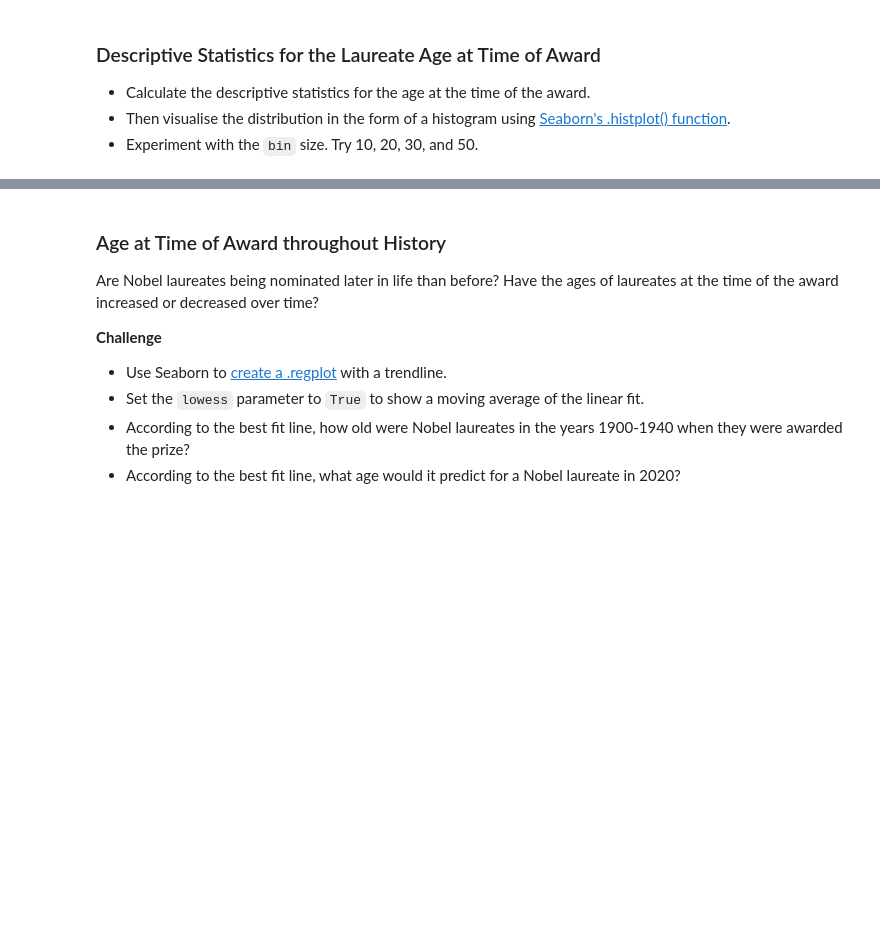
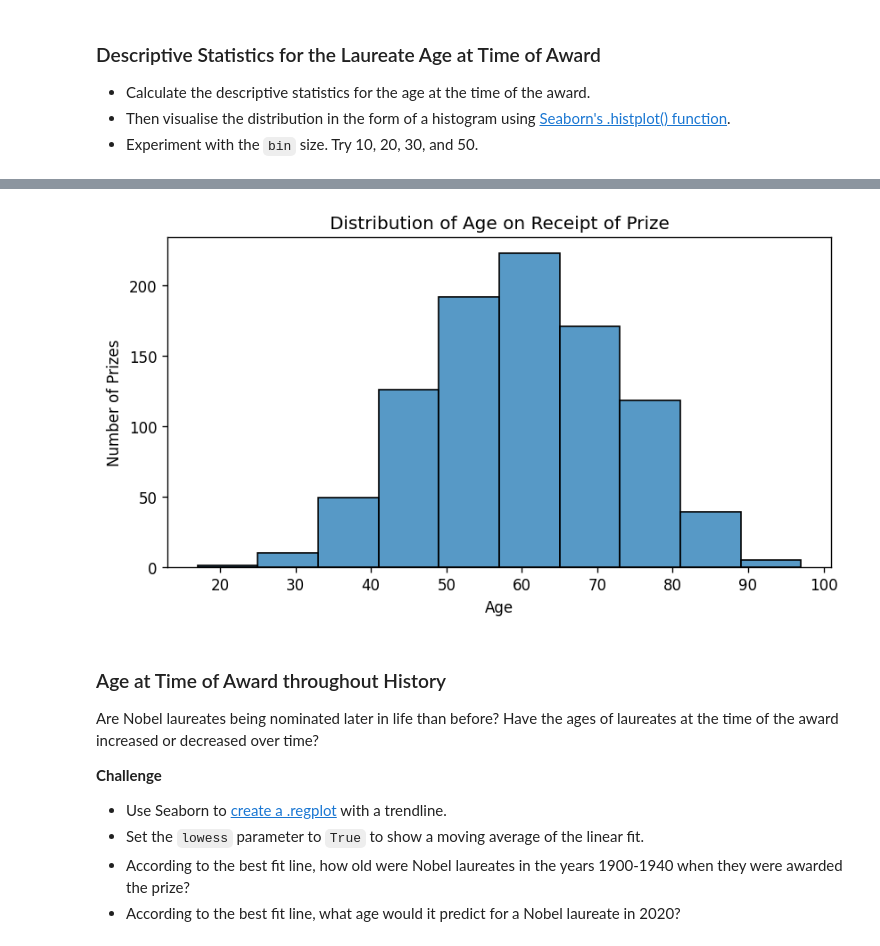
Before and after one commit to Xor01/Analyze-NobelPrize-dataset, a Jupyter notebook: Nobel_Prize_Analysis.ipynb, the cells around one changed output, grey strips where cells are left out. Drawn from its saved outputs; the diff is of its cells as text; code cells hidden in the pictures; blank space fills up the shorter version.

Commit message:
create a Distribution of Age on Receipt of Prize chart

```diff
--- a/Nobel_Prize_Analysis.ipynb
+++ b/Nobel_Prize_Analysis.ipynb
@@ -131,7 +131,7 @@ df_data.loc[df_data.organization_name.isna()].head()
 # %% [markdown]
 #### Convert Year and Birth Date to Datetime
 # %%
-# df_data['birth_date'] = pd.to_datetime(df_data['birth_date'])
+df_data['birth_date'] = pd.to_datetime(df_data['birth_date'])
 x = df_data['prize_share'].str.split('/', expand=True)
 # %% [markdown]
 #### Add a Column with the Prize Share as a Percentage
@@ -657,3 +657,7 @@ sunburst.show()
 How Old Are the Laureates When the Win the Prize?
 
 **Challenge**: Calculate the age of the laureate in the year of the ceremony and add this as a column called `winning_age` to the `df_data` DataFrame. Hint: you can use [this](https://pandas.pydata.org/pandas-docs/stable/reference/api/pandas.Series.dt.html) to help you.
+# %%
+birth_years = df_data['birth_date'].dt.year
+# %%
+df_data['winning_age'] = df_data['year'] - birth_years
@@ -675,3 +710,14 @@ How Old Are the Laureates When the Win the Prize?
+# %%
+plt.figure(figsize=(8, 4), dpi=120)
+sns.histplot(data=df_data,
+             x=df_data.winning_age,
+             bins=10)
+plt.xlabel('Age')
+plt.ylabel('Number of Prizes')
+plt.title('Distribution of Age on Receipt of Prize')
+plt.show()
+# %% [output]
+[figure, added]
 # %% [markdown]
 ### Age at Time of Award throughout History
 
```
Also changed, not shown: parts of 5 cells of this notebook.
